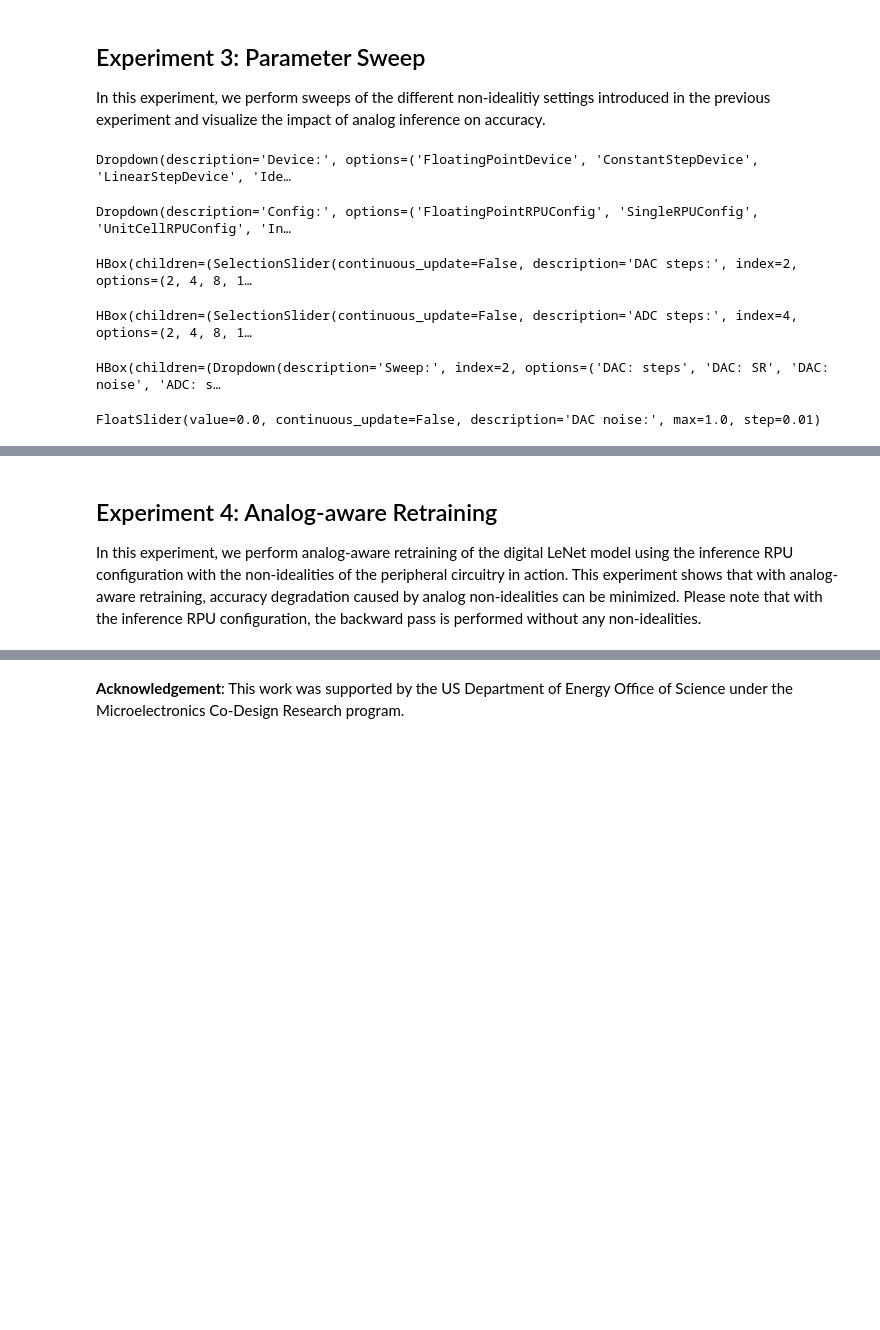
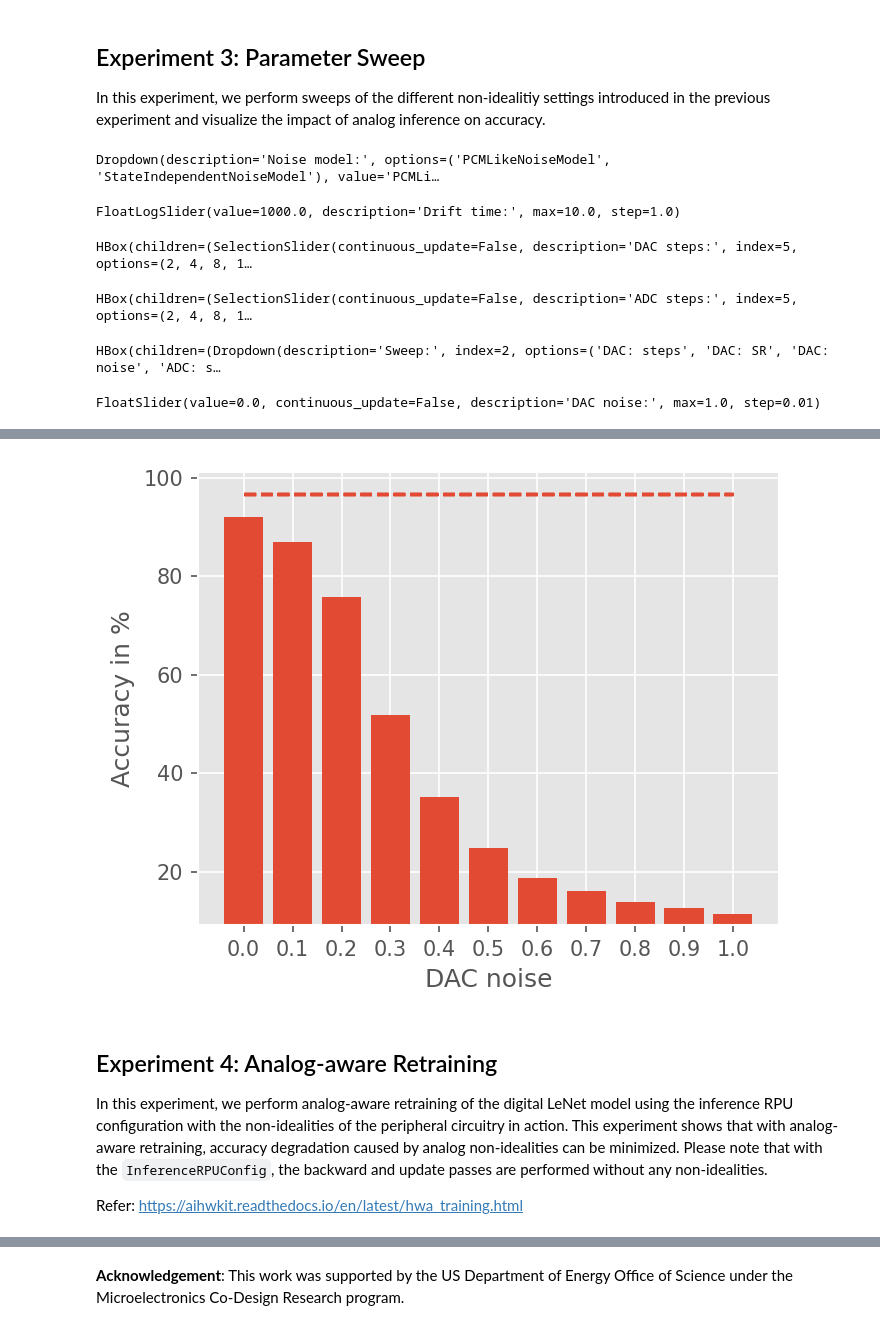
Before and after one commit to IBM/aihwkit, a Jupyter notebook: notebooks/examples/analog_sensitivity_LeNet5.ipynb, the cells around one changed output, grey strips where cells are left out. Drawn from its saved outputs; the diff is of its cells as text; code cells hidden in the pictures; blank space fills up the shorter version.

```diff
--- a/notebooks/examples/analog_sensitivity_LeNet5.ipynb
+++ b/notebooks/examples/analog_sensitivity_LeNet5.ipynb
@@ -375,18 +377,27 @@ configs = widgets.Dropdown(
     description='Config:',
     disabled=False,
 )
+noise = widgets.Dropdown(
+    options=['PCMLikeNoiseModel', 'StateIndependentNoiseModel'],
+    value='PCMLikeNoiseModel',
+    description='Noise model:',
+    disabled=False,
+)
 DAC = widgets.SelectionSlider(options=[2**i for i in range(1, 11)], value=2**6, description='DAC steps:', disabled=False, continuous_update=False, orientation='horizontal', readout=True)
 DACRnd = widgets.Checkbox(value=False, description='Stochastic Rounding', disabled=False, indent=False)
 DACns = widgets.FloatSlider(value=0, min=0, max=1, step=.01, description='DAC noise:', disabled=False, continuous_update=False, orientation='horizontal', readout=True, readout_format='.2f')
 ADC = widgets.SelectionSlider(options=[2**i for i in range(1, 11)], value=2**6, description='ADC steps:', disabled=False, continuous_update=False, orientation='horizontal', readout=True)
 ADCRnd = widgets.Checkbox(value=False, description='Stochastic Rounding', disabled=False, indent=False)
 ADCns = widgets.FloatSlider(value=0, min=0, max=1, step=.01, description='ADC noise:', disabled=False, continuous_update=False, orientation='horizontal', readout=True, readout_format='.2f')
-display(devices)
-display(configs)
+time = widgets.FloatLogSlider(value=1000, base=10, min=0, max=10, step=1, description='Drift time:')
+display(noise)
+display(time)
 display(widgets.HBox([DAC, DACRnd, DACns]))
 display(widgets.HBox([ADC, ADCRnd, ADCns]))
 deviceClasses = [FloatingPointDevice, ConstantStepDevice, LinearStepDevice, IdealDevice, PulsedDevice, UnitCell, DigitalRankUpdateCell]
 configClasses = [FloatingPointRPUConfig, SingleRPUConfig, UnitCellRPUConfig, InferenceRPUConfig, DigitalRankUpdateRPUConfig]
+noiseClasses = [PCMLikeNoiseModel, StateIndependentNoiseModel]
 device_map = {devices.options[i]: deviceClasses[i] for i in range(len(deviceClasses))}
 config_map = {configs.options[i]: configClasses[i] for i in range(len(configClasses))}
+noise_map = {noise.options[i]: noiseClasses[i] for i in range(len(noiseClasses))}
 # %% [output]
@@ -422,39 +432,37 @@ Accuracy degradation: 39.15%
 In this experiment, we perform sweeps of the different non-idealitiy settings introduced in the previous experiment and visualize the impact of analog inference on accuracy.
 # %%
 params = widgets.Dropdown(
-    options=['DAC: steps', 'DAC: SR', 'DAC: noise', 'ADC: steps', 'ADC: SR', 'ADC: noise'],
+    options=['DAC: steps', 'DAC: SR', 'DAC: noise', 'ADC: steps', 'ADC: SR', 'ADC: noise', 'Programming Noise Model', 'Drift time'],
     value='DAC: noise',
     description='Sweep:',
     disabled=False,
 )
 lock = widgets.Checkbox(value=False, description='Lock ADC and DAC', disabled=False, indent=False)
 
-display(devices)
-display(configs)
+display(noise)
+display(time)
 display(widgets.HBox([DAC, DACRnd, DACns]))
 display(widgets.HBox([ADC, ADCRnd, ADCns]))
 display(widgets.HBox([params, lock]))
 # %% [output]
-Dropdown(description='Device:', options=('FloatingPointDevice', 'ConstantStepDevice', 'LinearStepDevice', 'Ide…
+Dropdown(description='Noise model:', options=('PCMLikeNoiseModel', 'StateIndependentNoiseModel'), value='PCMLi…
-Dropdown(description='Config:', options=('FloatingPointRPUConfig', 'SingleRPUConfig', 'UnitCellRPUConfig', 'In…
+FloatLogSlider(value=1000.0, description='Drift time:', max=10.0, step=1.0)
-HBox(children=(SelectionSlider(continuous_update=False, description='DAC steps:', index=2, options=(2, 4, 8, 1…
+HBox(children=(SelectionSlider(continuous_update=False, description='DAC steps:', index=5, options=(2, 4, 8, 1…
-HBox(children=(SelectionSlider(continuous_update=False, description='ADC steps:', index=4, options=(2, 4, 8, 1…
+HBox(children=(SelectionSlider(continuous_update=False, description='ADC steps:', index=5, options=(2, 4, 8, 1…
 HBox(children=(Dropdown(description='Sweep:', index=2, options=('DAC: steps', 'DAC: SR', 'DAC: noise', 'ADC: s…
 # %%
-wdgts = [DAC, DACRnd, DACns, ADC, ADCRnd, ADCns]
-wdgtsL = [ADC, ADCRnd, ADCns, DAC, DACRnd, DACns]
-sweeps = [[2**i for i in range(1, 11)], [False, True], [i/10 for i in range(0, 11)], [2**i for i in range(1, 11)], [False, True], [i/10 for i in range(0, 11)]]
+wdgts = [DAC, DACRnd, DACns, ADC, ADCRnd, ADCns, noise, time]
+wdgtsL = [ADC, ADCRnd, ADCns, DAC, DACRnd, DACns, noise, time]
+sweeps = [[2**i for i in range(1, 11)], [False, True], [i/10 for i in range(0, 11)], [2**i for i in range(1, 11)], [False, True], [i/10 for i in range(0, 11)], ['PCMLikeNoiseModel', 'StateIndependentNoiseModel'], [10.0**i for i in range(11)]]
 wdgt_map = {params.options[i]: wdgts[i] for i in range(len(wdgts))}
 wdgtL_map = {params.options[i]: wdgtsL[i] for i in range(len(wdgts))}
 sweep_map = {params.options[i]: sweeps[i] for i in range(len(sweeps))}
 param = wdgt_map[params.value]
 paramL = wdgtL_map[params.value]
 sweep = sweep_map[params.value]
-device = device_map[devices.value]
-config = config_map[configs.value]
 
 acc = np.zeros(len(sweep))
-if lock.value:
+if lock.value and (params.value not in ['Programming Noise Model', 'Drift time']):
     display(widgets.HBox([param, paramL]))
 else:
     display(param)
@@ -465,28 +473,33 @@ for i in range(len(sweep)):
     param.value = val
     if lock.value:
         paramL.value = val
-    if configs.value == 'InferenceRPUConfig':
-        rpu_config = config()
-    else:
-        rpu_config = config(device=device())
-    if configs.value != 'FloatingPointRPUConfig':
-        rpu_config.forward.inp_res = DAC.value
-        rpu_config.forward.inp_sto_round = DACRnd.value
-        rpu_config.forward.inp_noise = DACns.value
-        rpu_config.forward.out_res = ADC.value
-        rpu_config.forward.out_sto_round = ADCRnd.value
-        rpu_config.forward.out_noise = ADCns.value
+    rpu_config = InferenceRPUConfig()
+    rpu_config.forward.inp_res = DAC.value
+    rpu_config.forward.inp_sto_round = DACRnd.value
+    rpu_config.forward.inp_noise = DACns.value
+    rpu_config.forward.out_res = ADC.value
+    rpu_config.forward.out_sto_round = ADCRnd.value
+    rpu_config.forward.out_noise = ADCns.value
+    rpu_config.noise_model = noise_map[noise.value]()
+    rpu_config.drift_compensation = GlobalDriftCompensation()
 
 
     amodel = convert_to_analog(dmodel, rpu_config)
+    amodel.eval()
+    amodel.program_analog_weights()
+    amodel.drift_analog_weights(time.value)
     amodel, _, _, accuracy = test_evaluation(validation_data, amodel, criterion)
     acc[i] = accuracy
     plt.gca().set_prop_cycle(None)
-    plt.bar([str(j) for j in sweep], acc, width=.8)
+    if params.value == 'Drift time':
+        plt.bar([r"$10^{{{}}}$".format(int(np.log10(j))) for j in sweep], acc, width=.8)
+        plt.hlines(digital_accuracy, r"$10^{{{}}}$".format(0), r"$10^{{{}}}$".format(10), linestyle="--")
+    else:
+        plt.bar([str(j) for j in sweep], acc, width=.8)
+        plt.hlines(digital_accuracy, str(sweep[0]), str(sweep[-1]), linestyle="--")
     plt.ylim([min(acc)*.8, max(acc)*1.1])
     plt.ylabel("Accuracy in %")
     plt.xlabel(param.description[:-1])
-    plt.hlines(digital_accuracy, str(sweep[0]), str(sweep[-1]), linestyle="--")
     fig.canvas.draw()
 
 plt.show()
@@ -497,5 +508,8 @@ FloatSlider(value=0.0, continuous_update=False, description='DAC noise:', max=1.
+[figure, added]
 # %% [markdown]
 ## Experiment 4: Analog-aware Retraining
 
-In this experiment, we perform analog-aware retraining of the digital LeNet model using the inference RPU configuration with the non-idealities of the peripheral circuitry in action. This experiment shows that with analog-aware retraining, accuracy degradation caused by analog non-idealities can be minimized. Please note that with the inference RPU configuration, the backward pass is performed without any non-idealities.
+In this experiment, we perform analog-aware retraining of the digital LeNet model using the inference RPU configuration with the non-idealities of the peripheral circuitry in action. This experiment shows that with analog-aware retraining, accuracy degradation caused by analog non-idealities can be minimized. Please note that with the `InferenceRPUConfig`, the backward and update passes are performed without any non-idealities.
+
+Refer: https://aihwkit.readthedocs.io/en/latest/hwa_training.html
 # %%
```
Also changed, not shown: parts of 19 cells of this notebook.
